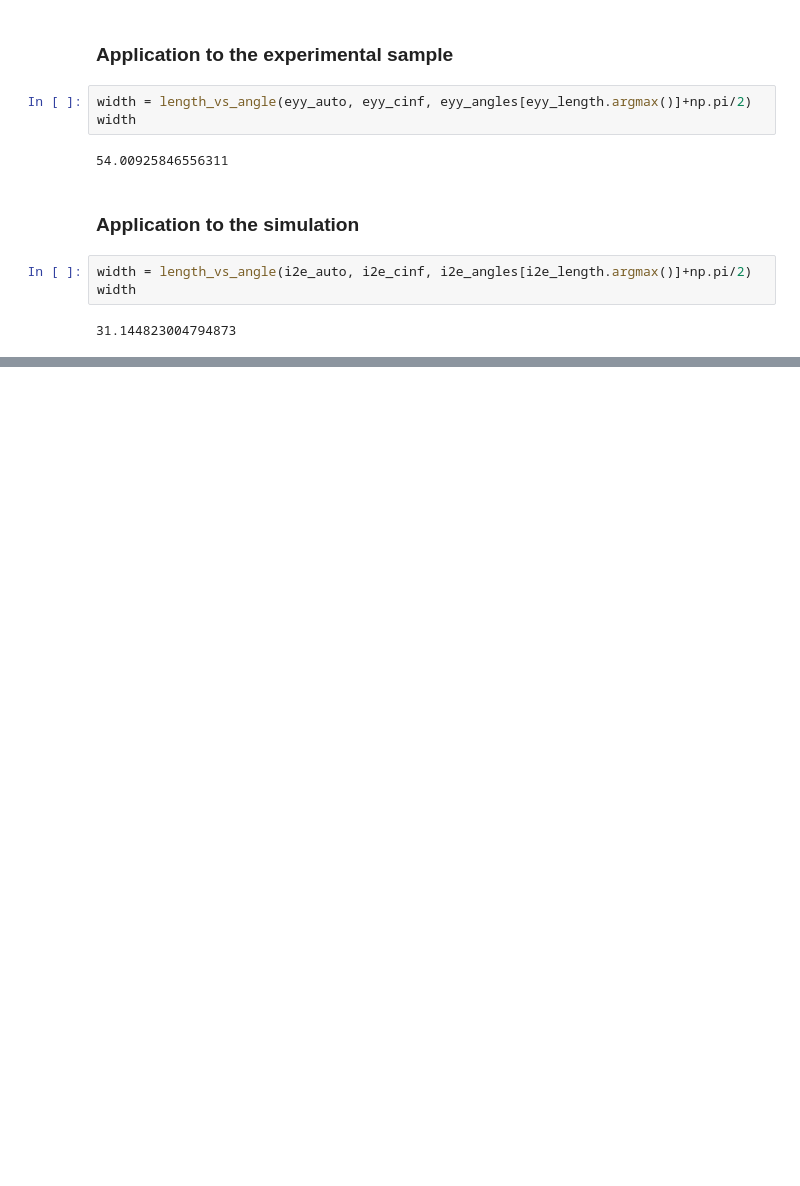
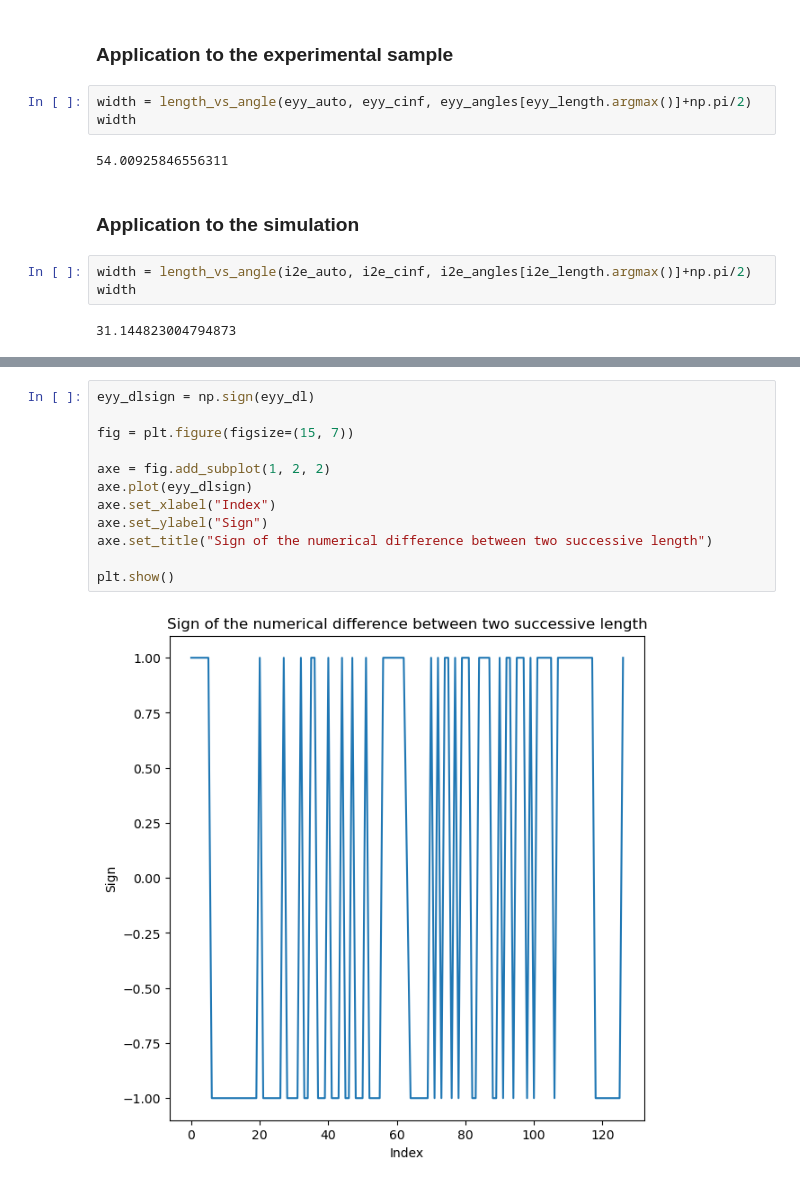
Before and after one commit to julienVLNT/drafts, a Jupyter notebook: 08_Length_vs_Angle.ipynb, the cells around one changed output, grey strips where cells are left out. Drawn from its saved outputs; the diff is of its cells as text; blank space fills up the shorter version.

```diff
--- a/08_Length_vs_Angle.ipynb
+++ b/08_Length_vs_Angle.ipynb
@@ -497,0 +514,14 @@ width
+# %%
+eyy_dlsign = np.sign(eyy_dl)
+
+fig = plt.figure(figsize=(15, 7))
+
+axe = fig.add_subplot(1, 2, 2)
+axe.plot(eyy_dlsign)
+axe.set_xlabel("Index")
+axe.set_ylabel("Sign")
+axe.set_title("Sign of the numerical difference between two successive length")
+
+plt.show()
+# %% [output]
+[figure, added]
```
Also changed, not shown: parts of 7 cells of this notebook.
